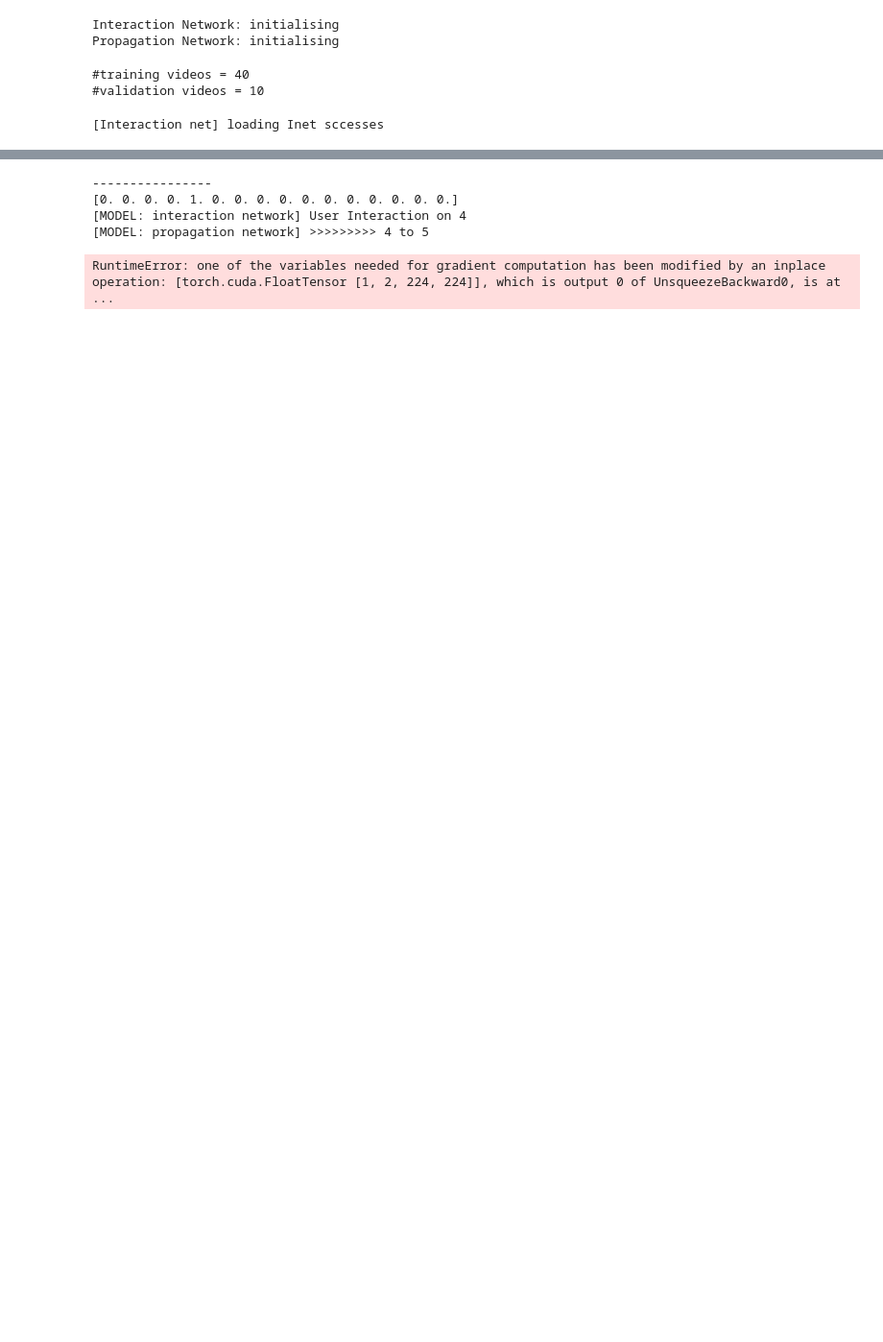
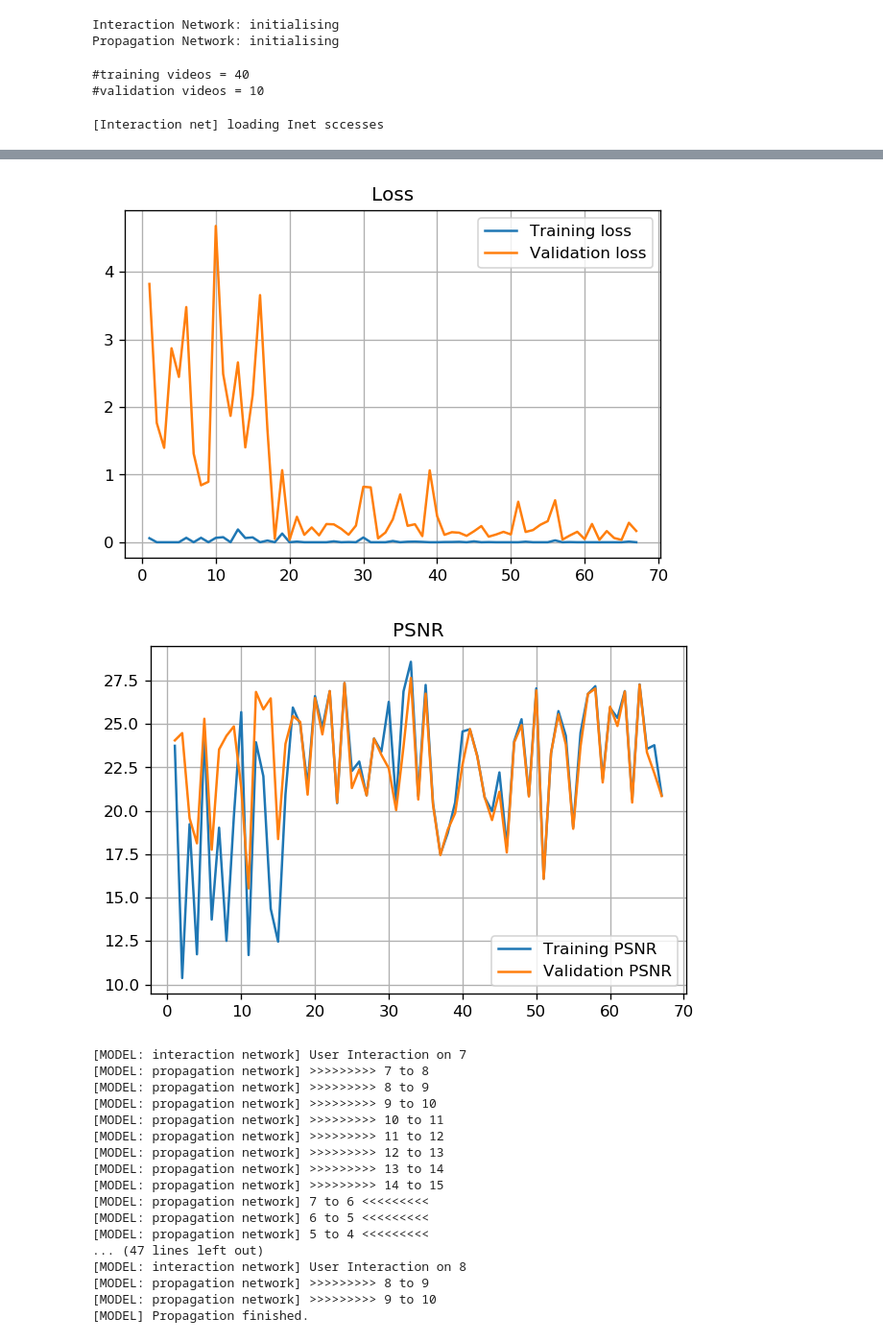
Before and after one commit to Zhang-Yiqian/user-guided-video-colourisation, a Jupyter notebook: train_prop.ipynb, the cells around one changed output, grey strips where cells are left out. Shown: that part at 96% size. Drawn from its saved outputs; the diff is of its cells as text; code cells hidden in the pictures; blank space fills up the shorter version.

Commit message:
Pnet

```diff
--- a/train_prop.ipynb
+++ b/train_prop.ipynb
@@ -35,8 +35,7 @@ opt.dataroot_train = opt.dataroot + 'train/'
 dataset_train = ImageFolder(opt.dataroot_train, opt.num_frames,
                        transform=transforms.Compose([
                                    transforms.Resize(opt.loadSize),
-                                   transforms.RandomResizedCrop(opt.fineSize),
-                                   transforms.RandomHorizontalFlip(),
+                                   transforms.CenterCrop(opt.fineSize),
                                    transforms.ToTensor()]))
 dataset_loader_train = torch.utils.data.DataLoader(dataset_train, batch_size=opt.batch_size, shuffle=False)
 dataset_train_size = len(dataset_train)
@@ -46,7 +45,7 @@ opt.dataroot_val = opt.dataroot + 'val/'
 dataset_val = ImageFolder(opt.dataroot_val, opt.num_frames,
                        transform=transforms.Compose([
                                    transforms.Resize(opt.loadSize),
-                                   transforms.RandomResizedCrop(opt.fineSize),
+                                   transforms.CenterCrop(opt.fineSize),
                                    transforms.ToTensor()]))
 dataset_loader_val = torch.utils.data.DataLoader(dataset_val, batch_size=opt.batch_size_val, shuffle=False)
 dataset_val_size = len(dataset_val)
@@ -114,16 +113,14 @@ for epoch in range(opt.epoch_count, opt.niter + opt.niter_decay):
         opt.no_prev = False
         fam = None
         num_round = np.random.randint(3) + 1
-        print('----------------')
         for _ in range(num_round):
             # print(_)
-            data_cpu = utils.get_colorization_data(data_raw, opt, prev=data['prev'], p=opt.sample_p)
+            data_cpu = utils.get_colorization_data(data_raw, opt, prev=data['prev'], marks=data['marks'],p=opt.sample_p)
             # max error frame
             # n = utils.argmax_l2(data_cpu['prev'], data_cpu['ab'])
             # random frame index
-            n = np.random.randint(14)
+            n = np.array(np.random.randint(15))
             data_cpu['marks'][n] = 1
-            print(data_cpu['marks'])
             if(data_cpu is None):
                 continue
             data = ToCuda(data_cpu)
@@ -138,25 +135,35 @@ for epoch in range(opt.epoch_count, opt.niter + opt.niter_decay):
 
             model.val()
             for ii, data_raw_val in enumerate(dataset_loader_val):
+                data_raw_val = torch.squeeze(data_raw, dim=0)
                 # auto colourisartion
                 opt.no_prev = True
                 data_cpu_val = utils.get_colorization_data(data_raw_val, opt, p=opt.sample_p)
                 if(data_cpu_val is None):
                     continue
                 data_val = ToCuda(data_cpu_val)
-                fake_ab_val = model(data_val['gray'], data_val['clicks'], data_val['prev'])
-                prev_ab_val = fake_ab_val.detach().cpu()
+                data_val['prev'] = model.run_auto_colour(data_val)[0].cpu()
 
                 # update first colourisation
                 opt.no_prev = False
-                data_cpu_val = utils.get_colorization_data(data_raw_val, opt, prev=prev_ab_val, p=opt.sample_p)
-                data_val = ToCuda(data_cpu_val)
-                fake_ab_val = model(data_val['gray'], data_val['clicks'], data_val['prev'])
-                loss_val = model.calc_loss(data_val['ab'], fake_ab_val)
-                psnr_val = calc_batch_psnr(data_val['gray'].detach(), data_val['ab'].detach(), fake_ab_val.detach(), opt, avg=False)
+                val_fam = None
+                num_round = np.random.randint(3) + 1
+                for _ in range(num_round):
+                    # print(_)
+                    data_val = utils.get_colorization_data(data_raw, opt, prev=data['prev'], marks=data['marks'],p=opt.sample_p)
+                    # max error frame
+                    # n = utils.argmax_l2(data_cpu['prev'], data_cpu['ab'])
+                    # random frame index
+                    n = np.array(np.random.randint(15))
+                    data_val['marks'][n] = 1
+                    data_val = ToCuda(data_val)
+                    data_val['prev'][n,:,:,:], tr5 = model.run_interaction(data_val['gray'][n,:,:,:], data_val['clicks'][n,:,:,:], data_val['prev'][n,:,:,:], n)
+                    data_val['prev'], val_fam = model.run_propagation(data_val, n, tr5, val_fam)
+                    data_val['prev'] = data_val['prev'].detach().cpu()
 
-                val_loss += loss_val.detach().cpu().numpy()
-                val_psnr += psnr_val
+                val_psnr += calc_batch_psnr(data_val['gray'].detach(), data_val['ab'].detach(), data_val['prev'], opt, avg=False) / data_val['prev'].shape[0]
+                val_loss += model.total_loss
+
             val_psnrs.append(val_psnr / dataset_val_size)
             val_losses.append(val_loss / dataset_val_size)
             X_val.append(total_steps)
@@ -164,46 +171,60 @@ for epoch in range(opt.epoch_count, opt.niter + opt.niter_decay):
 
             # save model
             model_index += 1
-            save_model(model, opt, epoch, model_index, val_psnr / dataset_val_size)
+            save_model(model.Pnet, opt, epoch, model_index, val_psnr / dataset_val_size)
 
         if total_steps % opt.print_freq == 0:
             X_train.append(total_steps)
             # loss and PSNR
-            train_psnrs.append(calc_batch_psnr(data['gray'].detach(), data['ab'].detach(), prev_ab.detach(), opt))
-            train_losses.append(model.total_loss.numpy() / data['gray'].shape[0])
+            train_psnrs.append(calc_batch_psnr(data['gray'].detach(), data['ab'].detach(), data['prev'], opt))
+            train_losses.append(model.total_loss / data['gray'].shape[0])
 
             # plot loss and PSNR curve
             clear_output(wait=True)
             plt.figure(1)
             plt.rcParams['figure.dpi'] = 120
             #plt.ylim([0, .08])
             plt.title('Loss')
             plt.plot(X_train, train_losses, label="Training loss")
             plt.plot(X_val, val_losses, label="Validation loss")
             plt.grid(True)
             plt.legend()
             plt.show()
 
             plt.figure(2)
             plt.rcParams['figure.dpi'] = 120
             # plt.ylim([15, 30])
             plt.title('PSNR')
             plt.plot(X_train, train_psnrs, label="Training PSNR")
             plt.plot(X_val, val_psnrs, label="Validation PSNR")
             plt.grid(True)
             plt.legend()
             plt.show()
 
     np.save('Iter'+str(epoch)+'train_loss.npy', train_losses)
     np.save('Iter'+str(epoch)+'val_loss.npy', val_losses)
     np.save('Iter'+str(epoch)+'train_psnr.npy', train_psnrs)
     np.save('Iter'+str(epoch)+'val_psnrs.npy', val_psnrs)
 # %% [output]
+[figure, added]
+[figure, added]
-----------------
-[0. 0. 0. 0. 1. 0. 0. 0. 0. 0. 0. 0. 0. 0. 0. 0.]
-[MODEL: interaction network] User Interaction on 4
-[MODEL: propagation network] >>>>>>>>> 4 to 5
+[MODEL: interaction network] User Interaction on 7
+[MODEL: propagation network] >>>>>>>>> 7 to 8
+[MODEL: propagation network] >>>>>>>>> 8 to 9
+[MODEL: propagation network] >>>>>>>>> 9 to 10
+[MODEL: propagation network] >>>>>>>>> 10 to 11
+[MODEL: propagation network] >>>>>>>>> 11 to 12
+[MODEL: propagation network] >>>>>>>>> 12 to 13
+[MODEL: propagation network] >>>>>>>>> 13 to 14
+[MODEL: propagation network] >>>>>>>>> 14 to 15
+[MODEL: propagation network] 7 to 6 <<<<<<<<<
+[MODEL: propagation network] 6 to 5 <<<<<<<<<
+[MODEL: propagation network] 5 to 4 <<<<<<<<<
+... (47 lines left out)
+[MODEL: interaction network] User Interaction on 8
+[MODEL: propagation network] >>>>>>>>> 8 to 9
+[MODEL: propagation network] >>>>>>>>> 9 to 10
+[MODEL] Propagation finished.
-RuntimeError: one of the variables needed for gradient computation has been modified by an inplace operation: [torch.cuda.FloatTensor [1, 2, 224, 224]], which is output 0 of UnsqueezeBackward0, is at  ...
 # %%
 #!sudo apt-get install -y psmisc
 #!fuser /dev/nvidia*
```
Also changed, not shown: parts of 6 cells of this notebook, 7 other files.
